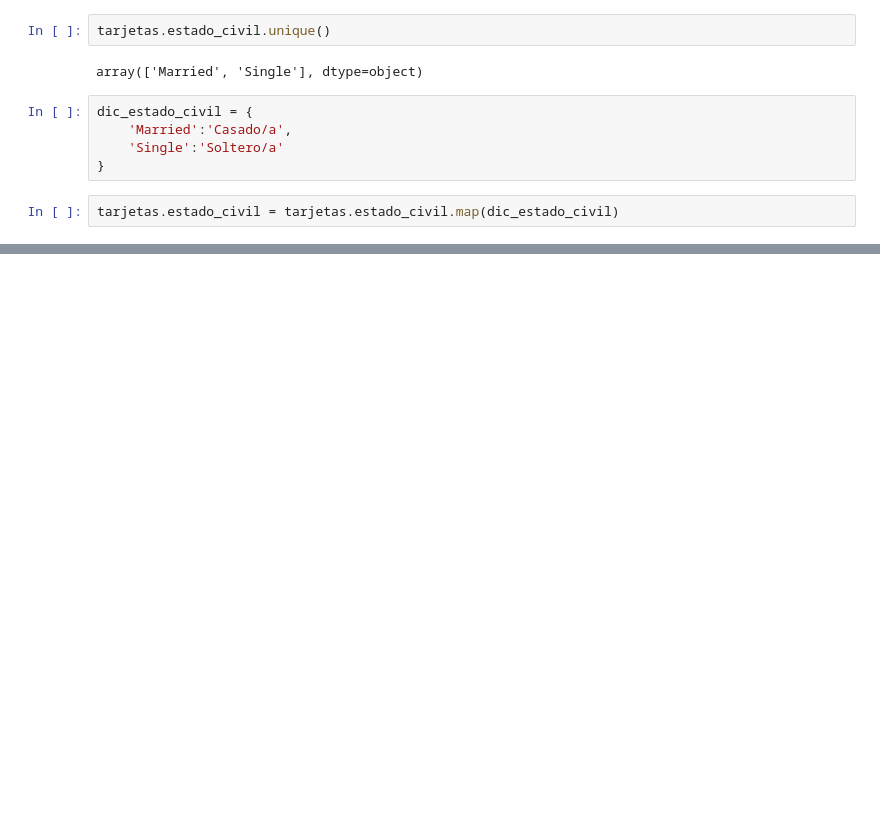
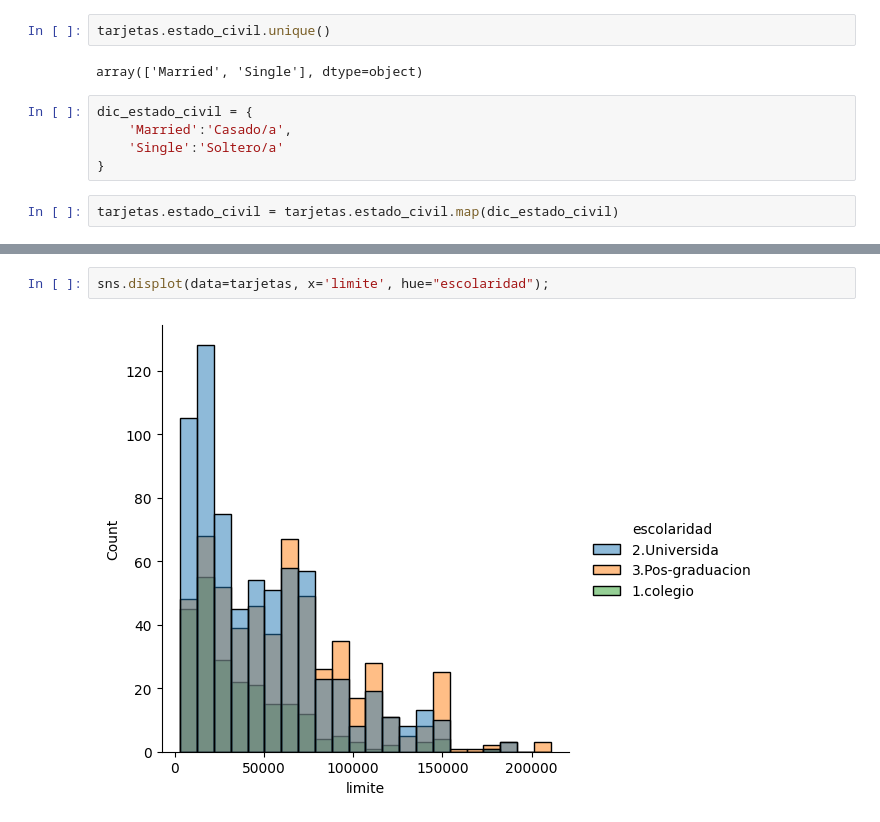
Before and after one commit to celioso/DataVisualizationExplorandoConSeaborn, a Jupyter notebook: analisis_de_Datos.ipynb, the cells around one changed output, grey strips where cells are left out. Cells and saved outputs as stored; diff of their text form; blank space fills up the shorter version.

```diff
--- a/analisis_de_Datos.ipynb
+++ b/analisis_de_Datos.ipynb
@@ -169,0 +234,4 @@ tarjetas.head()
+# %%
+sns.displot(data=tarjetas, x='limite', hue="escolaridad");
+# %% [output]
+[figure, added]
```
Also changed, not shown: parts of 9 cells of this notebook, 1 other file.
